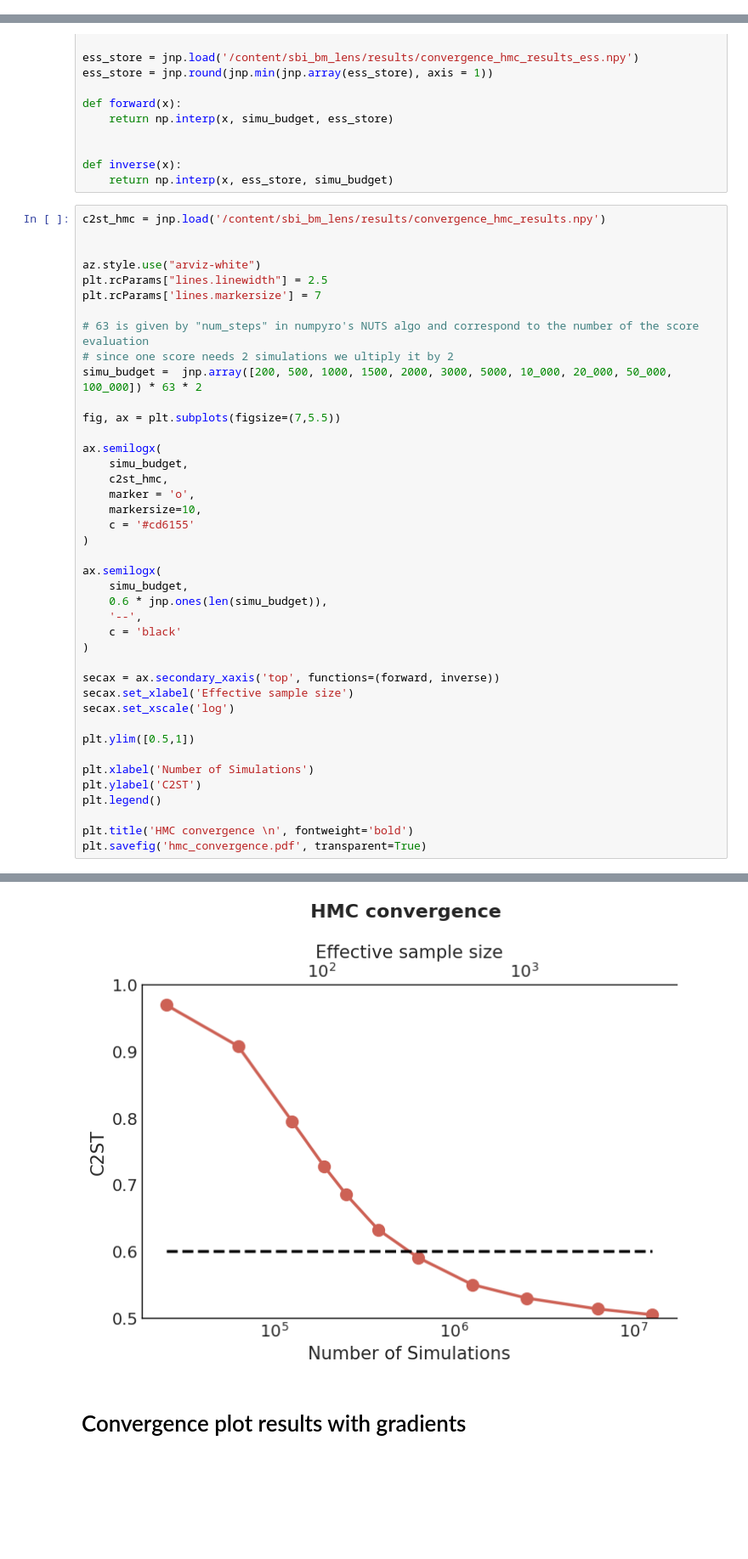
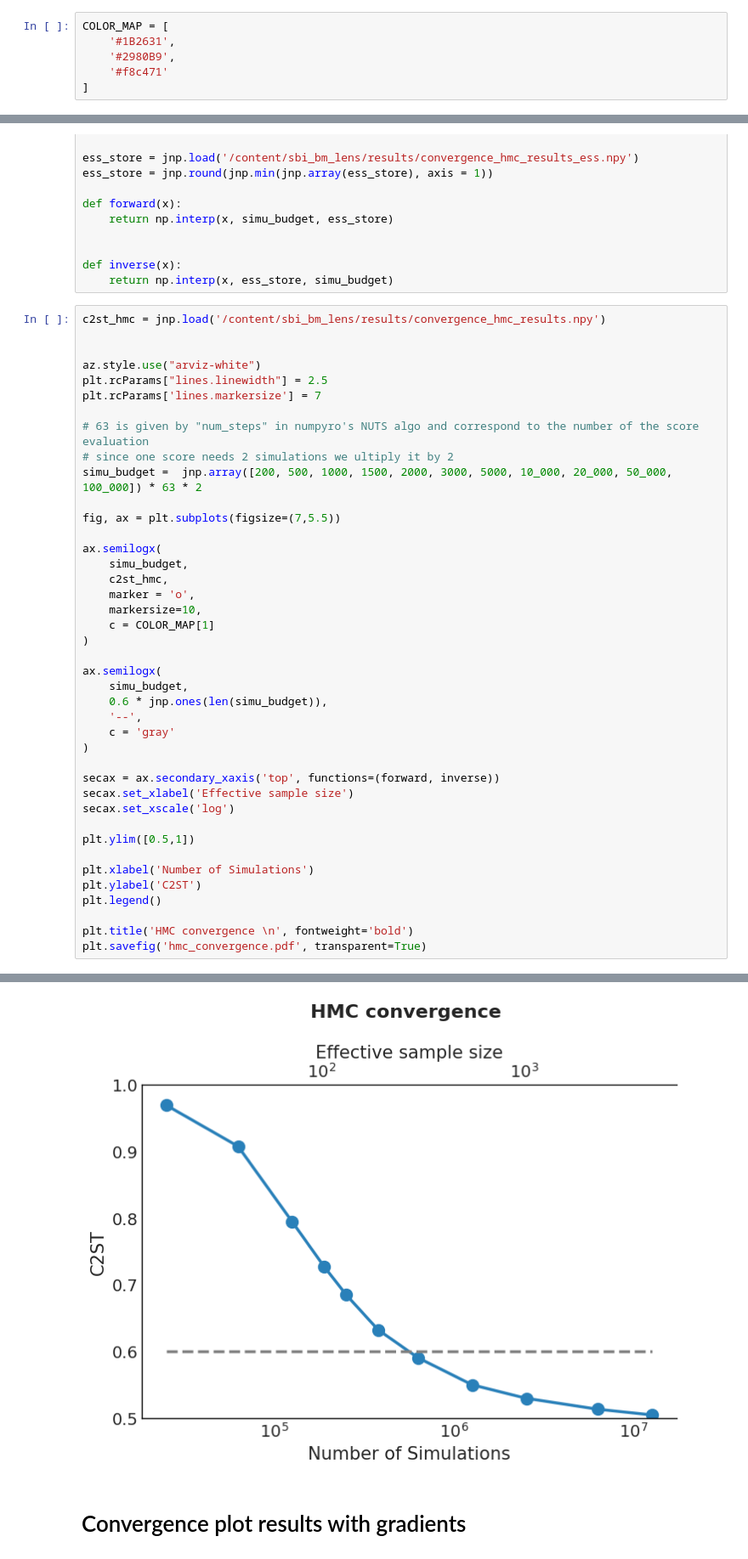
Before and after one commit to LSSTDESC/sbi_bm_lens, a Jupyter notebook: notebooks/convergence_results.ipynb, the cells around one changed output, grey strips where cells are left out. Shown at 85% size. Drawn from its saved outputs; the diff is of its cells as text; blank space fills up the shorter version.

```diff
--- a/notebooks/convergence_results.ipynb
+++ b/notebooks/convergence_results.ipynb
@@ -33,3 +27,9 @@ COLOR_MAP = [
+# %%
+COLOR_MAP = [
+    '#1B2631',
+    '#2980B9',
+    '#f8c471'
+]
 # %% [markdown]
 # Convergence HMC
 # %%
@@ -60,36 +60,36 @@ simu_budget =  jnp.array([200, 500, 1000, 1500, 2000, 3000, 5000, 10_000, 20_000
 
 fig, ax = plt.subplots(figsize=(7,5.5))
 
 ax.semilogx(
     simu_budget,
     c2st_hmc,
     marker = 'o',
     markersize=10,
-    c = '#cd6155'
+    c = COLOR_MAP[1]
 )
 
 ax.semilogx(
     simu_budget,
     0.6 * jnp.ones(len(simu_budget)),
     '--',
-    c = 'black'
+    c = 'gray'
 )
 
 secax = ax.secondary_xaxis('top', functions=(forward, inverse))
 secax.set_xlabel('Effective sample size')
 secax.set_xscale('log')
 
 plt.ylim([0.5,1])
 
 plt.xlabel('Number of Simulations')
 plt.ylabel('C2ST')
 plt.legend()
 
 plt.title('HMC convergence \n', fontweight='bold')
 plt.savefig('hmc_convergence.pdf', transparent=True)
 # %% [output]
 WARNING:matplotlib.legend:No artists with labels found to put in legend.  Note that artists whose label start with an underscore are ignored when legend() is called with no argument.
-[figure, old version]
+[figure, new version]
 # %% [markdown]
 # Convergence plot results with gradients
 # %%
```
Also changed, not shown: parts of 4 cells of this notebook, 5 other files.
